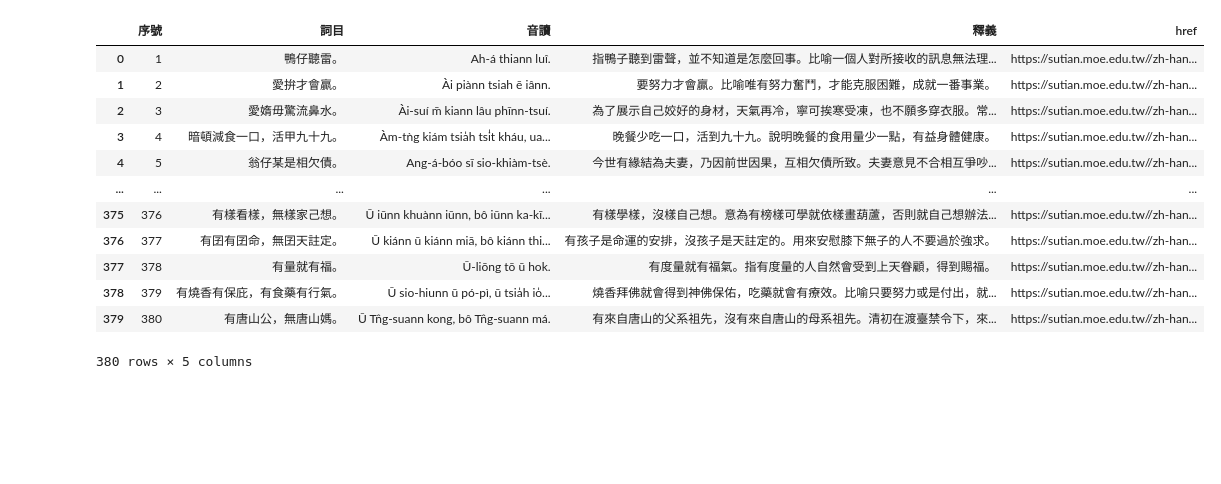
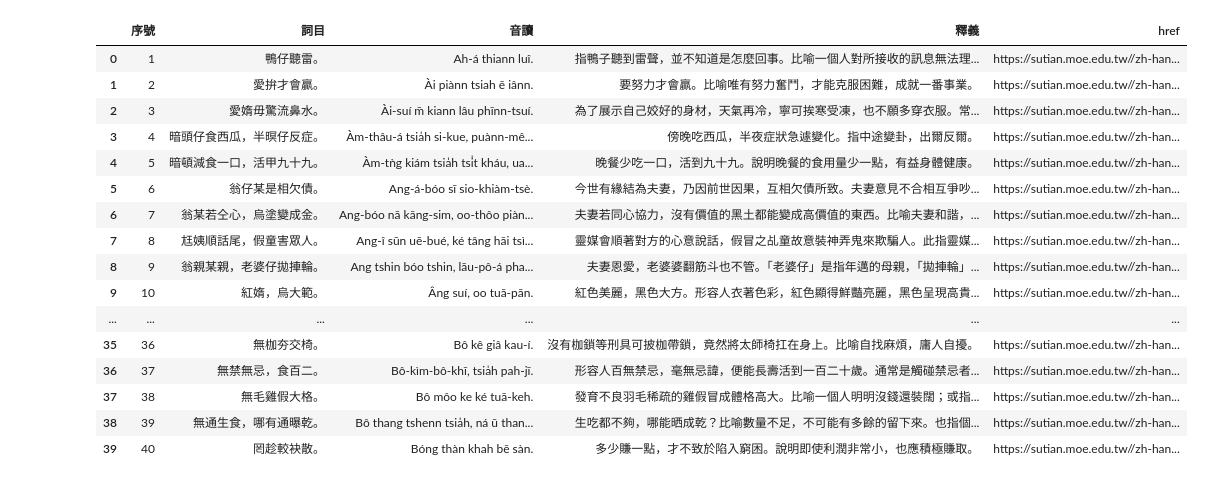
Before and after one commit to yosunlu/taiwania-backend, a Jupyter notebook: script/script.ipynb, the cells around one changed output. Cells and saved outputs as stored; diff of their text form; code cells hidden in the pictures; blank space fills up the shorter version.

```diff
--- a/script/script.ipynb
+++ b/script/script.ipynb
@@ -57,20 +57,24 @@ def scrapSinglePage(page):
         df.loc[length] = individual_row_data
 # %%
 # Scrap all 20 pages
-for i in range(20):
+for i in range(3):
     scrapSinglePage(i)
 df
 # %% [output]
 |  | 序號 | 詞目 | 音讀 | 釋義 | href |
 | 0 | 1 | 鴨仔聽雷。 | Ah-á thiann luî. | 指鴨子聽到雷聲，並不知道是怎麼回事。比喻一個人對所接收的訊息無法理... | https://sutian.moe.edu.tw//zh-han... |
 | 1 | 2 | 愛拚才會贏。 | Ài piànn tsiah ē iânn. | 要努力才會贏。比喻唯有努力奮鬥，才能克服困難，成就一番事業。 | https://sutian.moe.edu.tw//zh-han... |
 | 2 | 3 | 愛媠毋驚流鼻水。 | Ài-suí m̄ kiann lâu phīnn-tsuí. | 為了展示自己姣好的身材，天氣再冷，寧可挨寒受凍，也不願多穿衣服。常... | https://sutian.moe.edu.tw//zh-han... |
-| 3 | 4 | 暗頓減食一口，活甲九十九。 | Àm-tǹg kiám tsia̍h tsi̍t kháu, ua... | 晚餐少吃一口，活到九十九。說明晚餐的食用量少一點，有益身體健康。 | https://sutian.moe.edu.tw//zh-han... |
-| 4 | 5 | 翁仔某是相欠債。 | Ang-á-bóo sī sio-khiàm-tsè. | 今世有緣結為夫妻，乃因前世因果，互相欠債所致。夫妻意見不合相互爭吵... | https://sutian.moe.edu.tw//zh-han... |
+| 3 | 4 | 暗頭仔食西瓜，半暝仔反症。 | Àm-thâu-á tsia̍h si-kue, puànn-mê... | 傍晚吃西瓜，半夜症狀急遽變化。指中途變卦，出爾反爾。 | https://sutian.moe.edu.tw//zh-han... |
+| 4 | 5 | 暗頓減食一口，活甲九十九。 | Àm-tǹg kiám tsia̍h tsi̍t kháu, ua... | 晚餐少吃一口，活到九十九。說明晚餐的食用量少一點，有益身體健康。 | https://sutian.moe.edu.tw//zh-han... |
+| 5 | 6 | 翁仔某是相欠債。 | Ang-á-bóo sī sio-khiàm-tsè. | 今世有緣結為夫妻，乃因前世因果，互相欠債所致。夫妻意見不合相互爭吵... | https://sutian.moe.edu.tw//zh-han... |
+| 6 | 7 | 翁某若仝心，烏塗變成金。 | Ang-bóo nā kāng-sim, oo-thôo piàn... | 夫妻若同心協力，沒有價值的黑土都能變成高價值的東西。比喻夫妻和諧，... | https://sutian.moe.edu.tw//zh-han... |
+| 7 | 8 | 尪姨順話尾，假童害眾人。 | Ang-î sūn uē-bué, ké tâng hāi tsì... | 靈媒會順著對方的心意說話，假冒之乩童故意裝神弄鬼來欺騙人。此指靈媒... | https://sutian.moe.edu.tw//zh-han... |
+| 8 | 9 | 翁親某親，老婆仔拋捙輪。 | Ang tshin bóo tshin, lāu-pô-á pha... | 夫妻恩愛，老婆婆翻筋斗也不管。「老婆仔」是指年邁的母親，「拋捙輪」... | https://sutian.moe.edu.tw//zh-han... |
+| 9 | 10 | 紅媠，烏大範。 | Âng suí, oo tuā-pān. | 紅色美麗，黑色大方。形容人衣著色彩，紅色顯得鮮豔亮麗，黑色呈現高貴... | https://sutian.moe.edu.tw//zh-han... |
 | ... | ... | ... | ... | ... | ... |
-| 375 | 376 | 有樣看樣，無樣家己想。 | Ū iūnn khuànn iūnn, bô iūnn ka-kī... | 有樣學樣，沒樣自己想。意為有榜樣可學就依樣畫葫蘆，否則就自己想辦法... | https://sutian.moe.edu.tw//zh-han... |
-| 376 | 377 | 有囝有囝命，無囝天註定。 | Ū kiánn ū kiánn miā, bô kiánn thi... | 有孩子是命運的安排，沒孩子是天註定的。用來安慰膝下無子的人不要過於強求。 | https://sutian.moe.edu.tw//zh-han... |
-| 377 | 378 | 有量就有福。 | Ū-liōng tō ū hok. | 有度量就有福氣。指有度量的人自然會受到上天眷顧，得到賜福。 | https://sutian.moe.edu.tw//zh-han... |
-| 378 | 379 | 有燒香有保庇，有食藥有行氣。 | Ū sio-hiunn ū pó-pì, ū tsia̍h io̍... | 燒香拜佛就會得到神佛保佑，吃藥就會有療效。比喻只要努力或是付出，就... | https://sutian.moe.edu.tw//zh-han... |
-| 379 | 380 | 有唐山公，無唐山媽。 | Ū Tn̂g-suann kong, bô Tn̂g-suann má. | 有來自唐山的父系祖先，沒有來自唐山的母系祖先。清初在渡臺禁令下，來... | https://sutian.moe.edu.tw//zh-han... |
+| 35 | 36 | 無枷夯交椅。 | Bô kê giâ kau-í. | 沒有枷鎖等刑具可披枷帶鎖，竟然將太師椅扛在身上。比喻自找麻煩，庸人自擾。 | https://sutian.moe.edu.tw//zh-han... |
+| 36 | 37 | 無禁無忌，食百二。 | Bô-kìm-bô-khī, tsia̍h pah-jī. | 形容人百無禁忌，毫無忌諱，便能長壽活到一百二十歲。通常是觸碰禁忌者... | https://sutian.moe.edu.tw//zh-han... |
+| 37 | 38 | 無毛雞假大格。 | Bô môo ke ké tuā-keh. | 發育不良羽毛稀疏的雞假冒成體格高大。比喻一個人明明沒錢還裝闊；或指... | https://sutian.moe.edu.tw//zh-han... |
+| 38 | 39 | 無通生食，哪有通曝乾。 | Bô thang tshenn tsia̍h, ná ū than... | 生吃都不夠，哪能晒成乾？比喻數量不足，不可能有多餘的留下來。也指個... | https://sutian.moe.edu.tw//zh-han... |
+| 39 | 40 | 罔趁較袂散。 | Bóng thàn khah bē sàn. | 多少賺一點，才不致於陷入窮困。說明即使利潤非常小，也應積極賺取。 | https://sutian.moe.edu.tw//zh-han... |
-380 rows × 5 columns
```
Also changed, not shown: parts of 9 cells of this notebook, 6 other files.
